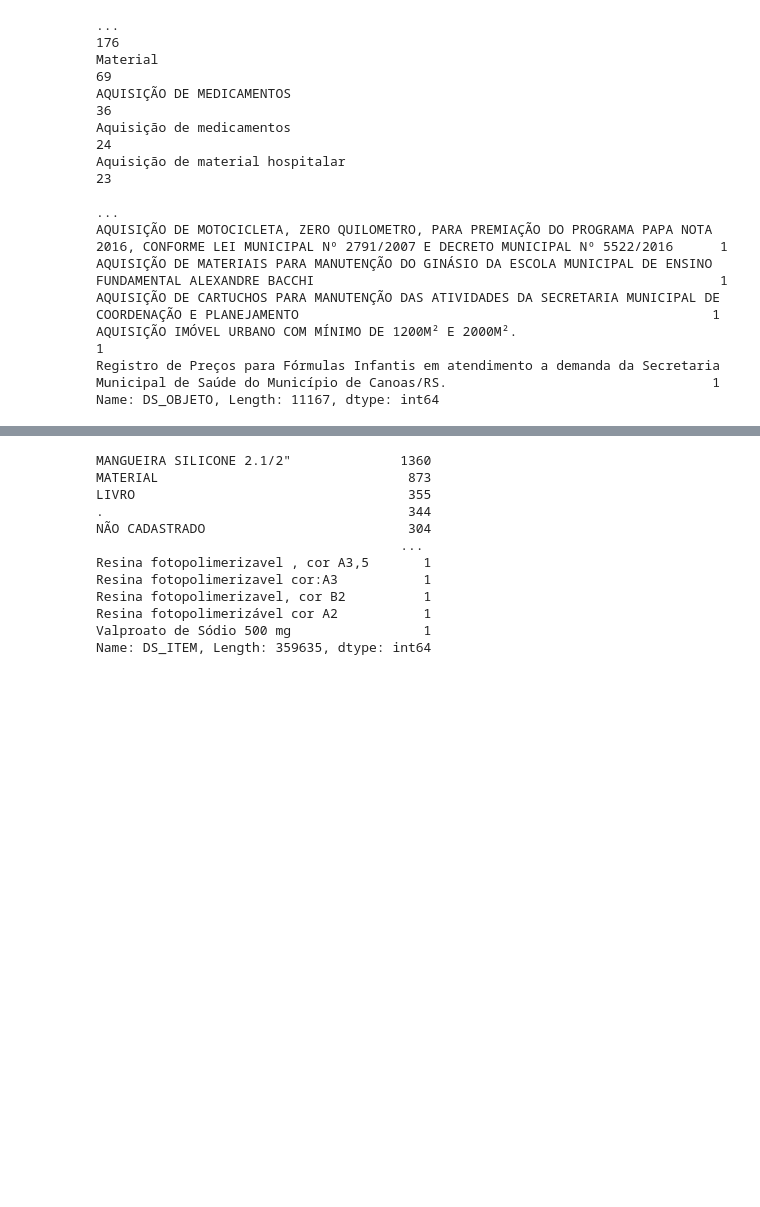
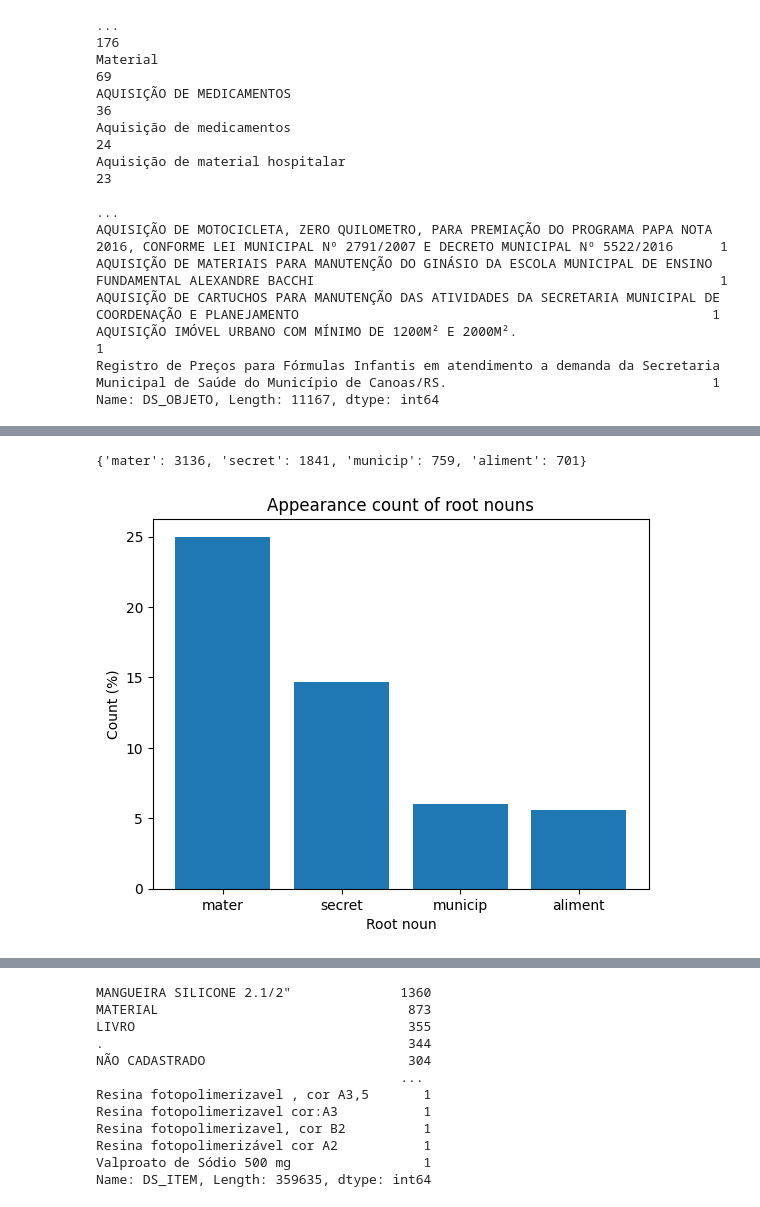
Before and after one commit to jpcunhadias/EDA_state_spedings, a Jupyter notebook: notebooks/data_EDA_2016.ipynb, the cells around one changed output, grey strips where cells are left out. Cells and saved outputs as stored; diff of their text form; code cells hidden in the pictures; blank space fills up the shorter version.

```diff
--- a/notebooks/data_EDA_2016.ipynb
+++ b/notebooks/data_EDA_2016.ipynb
@@ -25,0 +69,3 @@ Relatórios de análise exploratória
+# %%
+# Tratando os valores nulos para colunas categóricas
+licitacoes_2016[licitacoes_2016.select_dtypes(include = ['object']).columns] = licitacoes_2016[licitacoes_2016.select_dtypes(include = ['object']).columns].fillna('Não informado')
@@ -107,0 +230,4 @@ Name: DS_OBJETO, Length: 11167, dtype: int64
+# %%
+from my_library import preprocess_text_pipeline
+
+licitacoes_2016_compras['DS_OBJETO'] = licitacoes_2016_compras['DS_OBJETO'].apply(preprocess_text_pipeline)
@@ -108,4 +243,4 @@ Name: DS_OBJETO, Length: 11167, dtype: int64
 # %%
 from my_library import get_most_common_nouns
 
-get_most_common_nouns(licitacoes_2016_compras,'DS_OBJETO', 100)
+nouns_and_counts = get_most_common_nouns(licitacoes_2016_compras,'DS_OBJETO', 100)
@@ -135,0 +262,40 @@ get_most_common_nouns(licitacoes_2016_compras,'DS_OBJETO', 100)
+# %%
+# cria um dicionario que agrupa por radical e soma a conta
+root_nouns = ['mater', 'secret', 'aliment', 'municip']
+
+# talvez eu poderia ter feito de maneira mais performática, mas não consegui pensar em outra forma
+grouped_nouns_and_counts = {}
+for noun, count in nouns_and_counts:
+    for root in root_nouns:
+        if noun.startswith(root):
+            if root in grouped_nouns_and_counts:
+                grouped_nouns_and_counts[root] += count
+            else:
+                grouped_nouns_and_counts[root] = count
+
+# tentei desenvolver uma função para plotar as distribuições a partir dos radicais, mas não consegui fazer funcionar
+# from my_library import plot_boxplot_for_stems
+# plot_boxplot_for_stems(nouns_and_counts, root_nouns_to_include)
+# %%
+grouped_nouns_and_counts
+# %% [output]
+{'mater': 3136, 'secret': 1841, 'municip': 759, 'aliment': 701}
+# %%
+# Bar plot das distribuições baseadas no tamanho da coluna de descrições
+
+df_column_size = len(licitacoes_2016_compras['DS_OBJETO'])
+labels = list(grouped_nouns_and_counts.keys())
+values = [(v / df_column_size) * 100 for v in grouped_nouns_and_counts.values()]
+
+fig, ax = plt.subplots()
+ax.bar(labels, values)
+
+# Add the title and labels
+ax.set_title("Appearance count of root nouns")
+ax.set_xlabel("Root noun")
+ax.set_ylabel("Count (%)")
+
+# Show the plot
+plt.show()
+# %% [output]
+[figure, added]
```
Also changed, not shown: parts of 119 cells of this notebook, 3 other files.
